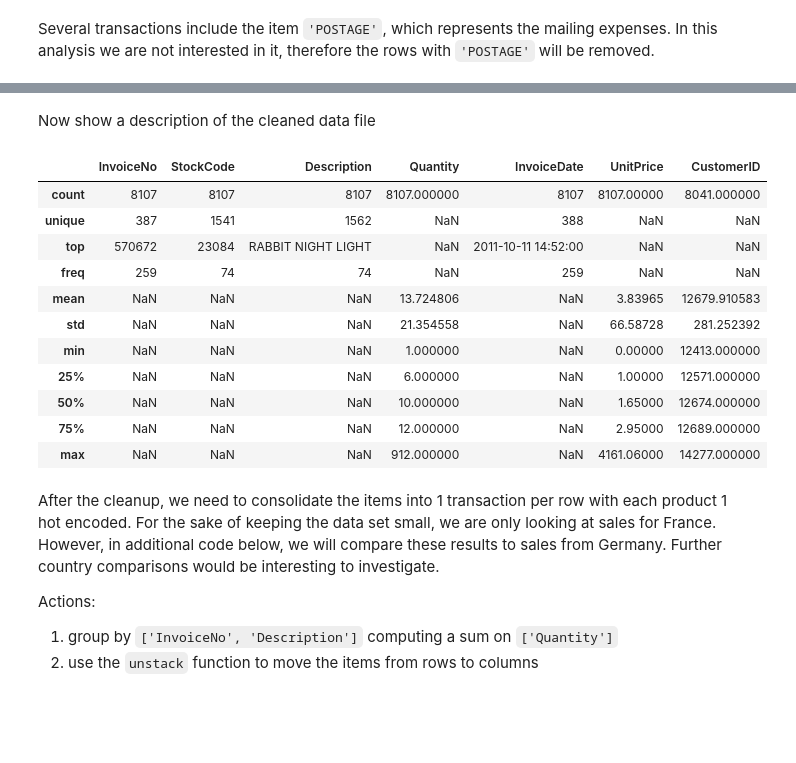
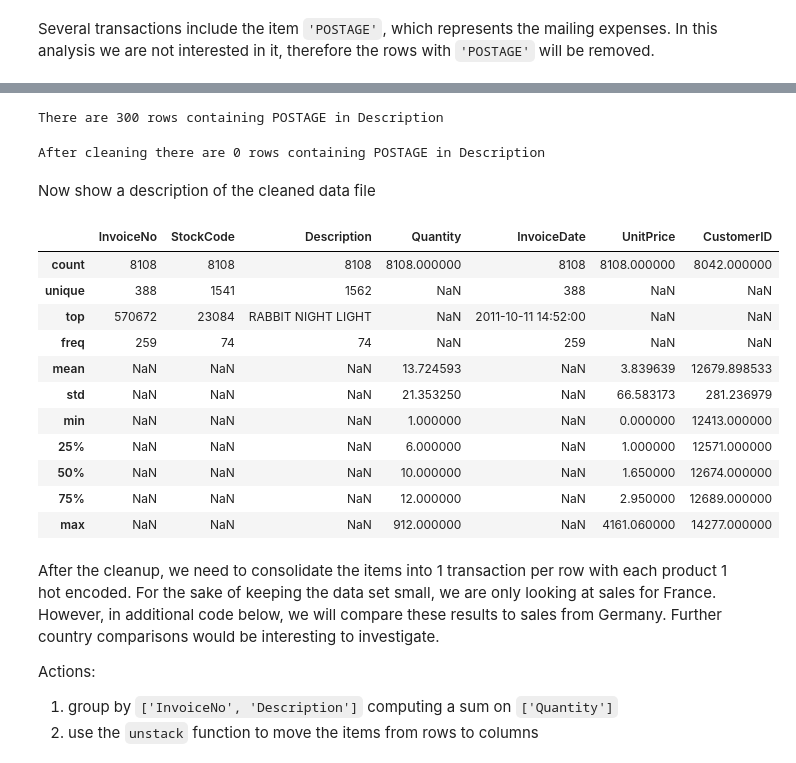
Before and after one commit to Jacopoabete/BBS_Machine_Learning_public, a Jupyter notebook: Lab-Association-rules/lab7-07-association-rules_nocode.ipynb, the cells around one changed output, grey strips where cells are left out. Drawn from its saved outputs; the diff is of its cells as text; code cells hidden in the pictures; blank space fills up the shorter version.

```diff
--- a/Lab-Association-rules/lab7-07-association-rules_nocode.ipynb
+++ b/Lab-Association-rules/lab7-07-association-rules_nocode.ipynb
@@ -109,3 +94,4 @@ Rows with missing InvoiceNo before removing
 Drop such rows and check if the operation succeeded
 # %%
 # insert your code here
+df2 = df1.dropna(axis=0, subset=['InvoiceNo'])
@@ -127,0 +110,4 @@ After removal, there are 0 rows containing 'C' in 'InvoiceNo'
+# %%
+# insert your code here
+df3 = df2[~df2['InvoiceNo'].str.contains('C')]
+print("After removal, there are {} rows containing 'C' in 'InvoiceNo'".format(sum(df3['InvoiceNo'].str.contains('C'))))
@@ -141,20 +121,35 @@ After cleaning there are 0 rows containing POSTAGE in Description
+# %%
+container = 'Description'
+target = 'POSTAGE'
+print("There are {} rows containing {} in {}"\
+      .format(sum(df3[container].str.contains(target)), target, container))
+# %% [output]
+There are 300 rows containing POSTAGE in Description
+# %%
+# insert your code here
+df = df3[~df3[container].str.contains(target)]
+print("After cleaning there are {} rows containing {} in {}"\
+      .format(sum(df[container].str.contains(target)), target, container))
+# %% [output]
+After cleaning there are 0 rows containing POSTAGE in Description
 # %% [markdown]
 Now show a description of the cleaned data file
 # %%
 # insert your code here
+df.describe(include='all')
 # %% [output]
 |  | InvoiceNo | StockCode | Description | Quantity | InvoiceDate | UnitPrice | CustomerID |
-| count | 8107 | 8107 | 8107 | 8107.000000 | 8107 | 8107.00000 | 8041.000000 |
-| unique | 387 | 1541 | 1562 | NaN | 388 | NaN | NaN |
+| count | 8108 | 8108 | 8108 | 8108.000000 | 8108 | 8108.000000 | 8042.000000 |
+| unique | 388 | 1541 | 1562 | NaN | 388 | NaN | NaN |
 | top | 570672 | 23084 | RABBIT NIGHT LIGHT | NaN | 2011-10-11 14:52:00 | NaN | NaN |
 | freq | 259 | 74 | 74 | NaN | 259 | NaN | NaN |
-| mean | NaN | NaN | NaN | 13.724806 | NaN | 3.83965 | 12679.910583 |
-| std | NaN | NaN | NaN | 21.354558 | NaN | 66.58728 | 281.252392 |
-| min | NaN | NaN | NaN | 1.000000 | NaN | 0.00000 | 12413.000000 |
-| 25% | NaN | NaN | NaN | 6.000000 | NaN | 1.00000 | 12571.000000 |
-| 50% | NaN | NaN | NaN | 10.000000 | NaN | 1.65000 | 12674.000000 |
-| 75% | NaN | NaN | NaN | 12.000000 | NaN | 2.95000 | 12689.000000 |
-| max | NaN | NaN | NaN | 912.000000 | NaN | 4161.06000 | 14277.000000 |
+| mean | NaN | NaN | NaN | 13.724593 | NaN | 3.839639 | 12679.898533 |
+| std | NaN | NaN | NaN | 21.353250 | NaN | 66.583173 | 281.236979 |
+| min | NaN | NaN | NaN | 1.000000 | NaN | 0.000000 | 12413.000000 |
+| 25% | NaN | NaN | NaN | 6.000000 | NaN | 1.000000 | 12571.000000 |
+| 50% | NaN | NaN | NaN | 10.000000 | NaN | 1.650000 | 12674.000000 |
+| 75% | NaN | NaN | NaN | 12.000000 | NaN | 2.950000 | 12689.000000 |
+| max | NaN | NaN | NaN | 912.000000 | NaN | 4161.060000 | 14277.000000 |
 # %% [markdown]
 After the cleanup, we need to consolidate the items into 1 transaction per row with each product 1 hot encoded. For the sake of keeping the data set small, we are only looking at sales for France. However, in additional code below, we will compare these results to sales from Germany. Further country comparisons would be interesting to investigate.
 
```
Also changed, not shown: parts of 26 cells of this notebook, 8 other files.
